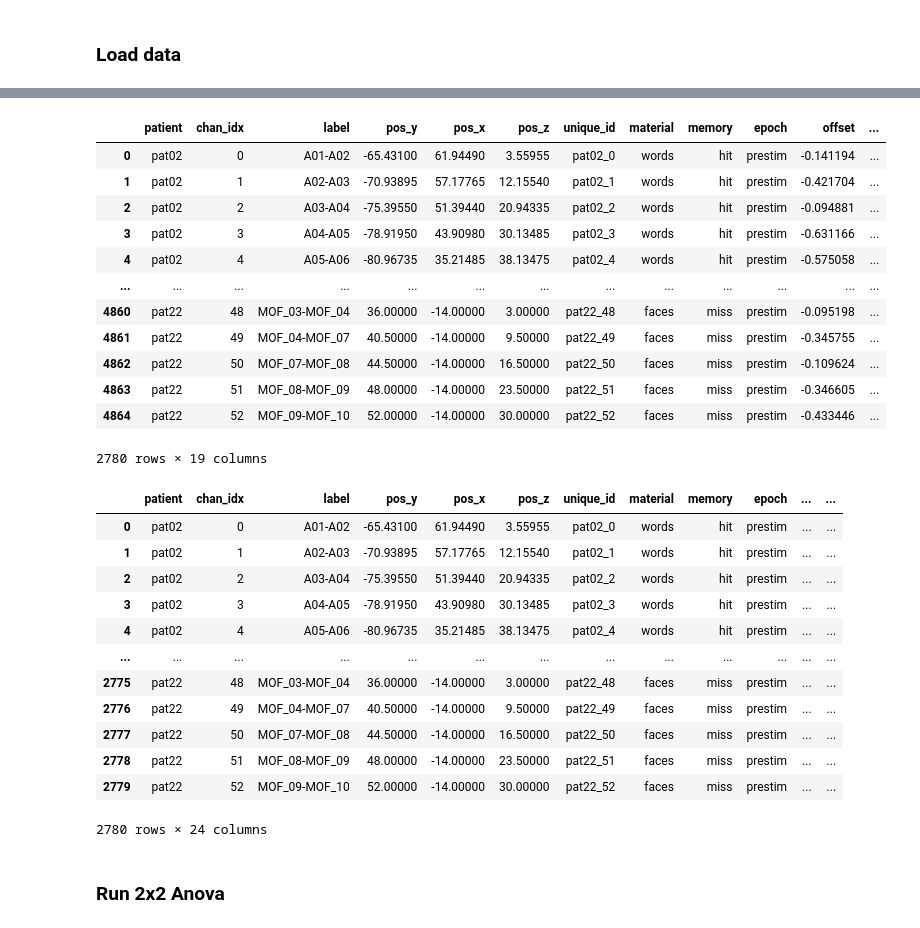
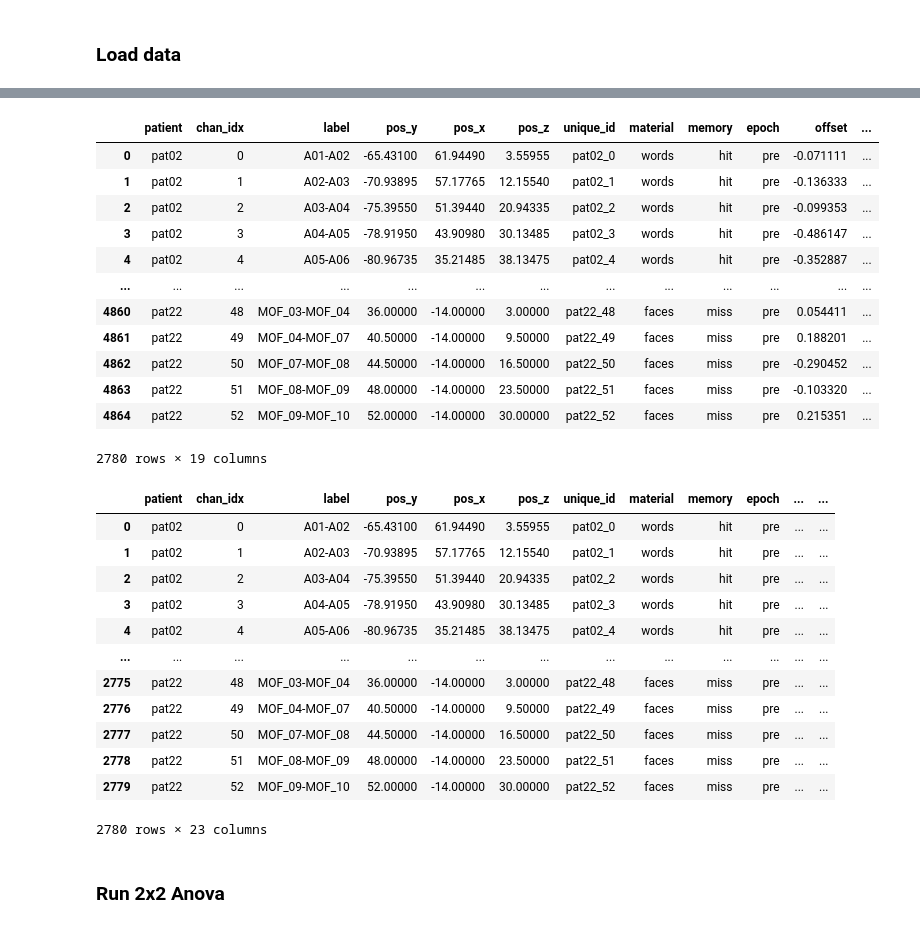
Before and after one commit to voytekresearch/oscillation_vs_exponent, a Jupyter notebook: notebooks/sme.ipynb, the cells around one changed output, grey strips where cells are left out. Saved outputs shown, nothing was run; the diff lists cells and outputs as text; code cells hidden in the pictures.

```diff
--- a/notebooks/sme.ipynb
+++ b/notebooks/sme.ipynb
@@ -49,36 +49,35 @@ See the caveats in the documentation: https://pandas.pydata.org/pandas-docs/stab
 # %%
 # compute stimulus-evoked change in each parameter
-df_pre = df.loc[df['epoch']=='prestim']
-df_post = df.loc[df['epoch']=='poststim']
+df_pre = df.loc[df['epoch']=='pre']
+df_post = df.loc[df['epoch']=='post']
 
 # compute change
 columns = df_pre.columns.tolist()
 df_diff = df_pre.loc[:, columns[:10]]
 df_diff.loc[:, columns[10:]] = df_post.loc[:, columns[10:]].values - df_pre.loc[:, columns[10:]].values
 df_diff.loc[:,'f_rotation'] = df_pre.loc[:,'f_rotation']
 df_diff.loc[:,'alpha_bp'] = df_post.loc[:,'alpha_bp'].values - df_pre.loc[:,'alpha_bp'].values
 df_diff.loc[:,'alpha_adj'] = df_post.loc[:,'alpha_adj'].values - df_pre.loc[:,'alpha_adj'].values
 df_diff
 # %% [output]
 |  | patient | chan_idx | label | pos_y | pos_x | pos_z | unique_id | material | memory | epoch | offset | ... |
-| 0 | pat02 | 0 | A01-A02 | -65.43100 | 61.94490 | 3.55955 | pat02_0 | words | hit | prestim | -0.141194 | ... |
-| 1 | pat02 | 1 | A02-A03 | -70.93895 | 57.17765 | 12.15540 | pat02_1 | words | hit | prestim | -0.421704 | ... |
-| 2 | pat02 | 2 | A03-A04 | -75.39550 | 51.39440 | 20.94335 | pat02_2 | words | hit | prestim | -0.094881 | ... |
-| 3 | pat02 | 3 | A04-A05 | -78.91950 | 43.90980 | 30.13485 | pat02_3 | words | hit | prestim | -0.631166 | ... |
-| 4 | pat02 | 4 | A05-A06 | -80.96735 | 35.21485 | 38.13475 | pat02_4 | words | hit | prestim | -0.575058 | ... |
+| 0 | pat02 | 0 | A01-A02 | -65.43100 | 61.94490 | 3.55955 | pat02_0 | words | hit | pre | -0.071111 | ... |
+| 1 | pat02 | 1 | A02-A03 | -70.93895 | 57.17765 | 12.15540 | pat02_1 | words | hit | pre | -0.136333 | ... |
+| 2 | pat02 | 2 | A03-A04 | -75.39550 | 51.39440 | 20.94335 | pat02_2 | words | hit | pre | -0.099353 | ... |
+| 3 | pat02 | 3 | A04-A05 | -78.91950 | 43.90980 | 30.13485 | pat02_3 | words | hit | pre | -0.486147 | ... |
+| 4 | pat02 | 4 | A05-A06 | -80.96735 | 35.21485 | 38.13475 | pat02_4 | words | hit | pre | -0.352887 | ... |
 | ... | ... | ... | ... | ... | ... | ... | ... | ... | ... | ... | ... | ... |
-| 4860 | pat22 | 48 | MOF_03-MOF_04 | 36.00000 | -14.00000 | 3.00000 | pat22_48 | faces | miss | prestim | -0.095198 | ... |
-| 4861 | pat22 | 49 | MOF_04-MOF_07 | 40.50000 | -14.00000 | 9.50000 | pat22_49 | faces | miss | prestim | -0.345755 | ... |
-| 4862 | pat22 | 50 | MOF_07-MOF_08 | 44.50000 | -14.00000 | 16.50000 | pat22_50 | faces | miss | prestim | -0.109624 | ... |
-| 4863 | pat22 | 51 | MOF_08-MOF_09 | 48.00000 | -14.00000 | 23.50000 | pat22_51 | faces | miss | prestim | -0.346605 | ... |
-| 4864 | pat22 | 52 | MOF_09-MOF_10 | 52.00000 | -14.00000 | 30.00000 | pat22_52 | faces | miss | prestim | -0.433446 | ... |
+| 4860 | pat22 | 48 | MOF_03-MOF_04 | 36.00000 | -14.00000 | 3.00000 | pat22_48 | faces | miss | pre | 0.054411 | ... |
+| 4861 | pat22 | 49 | MOF_04-MOF_07 | 40.50000 | -14.00000 | 9.50000 | pat22_49 | faces | miss | pre | 0.188201 | ... |
+| 4862 | pat22 | 50 | MOF_07-MOF_08 | 44.50000 | -14.00000 | 16.50000 | pat22_50 | faces | miss | pre | -0.290452 | ... |
+| 4863 | pat22 | 51 | MOF_08-MOF_09 | 48.00000 | -14.00000 | 23.50000 | pat22_51 | faces | miss | pre | -0.103320 | ... |
+| 4864 | pat22 | 52 | MOF_09-MOF_10 | 52.00000 | -14.00000 | 30.00000 | pat22_52 | faces | miss | pre | 0.215351 | ... |
 2780 rows × 19 columns
 # %%
 # marge with task-modulation results
 
 # load task-modulation results
 df_tm = pd.read_csv(r"C:\Users\micha\projects\oscillation_vs_exponent\data\results\ieeg_modulated_channels.csv", index_col=0)
-df_tm['sig'] = np.where(df_tm['pval'] < 0.05, 1, 0) # determine significance
 
 # join
 df_merge = pd.merge(df_diff, df_tm, on=['patient','chan_idx','material','memory'])
@@ -87,17 +86,17 @@ df_merge
 df_merge
 # %% [output]
 |  | patient | chan_idx | label | pos_y | pos_x | pos_z | unique_id | material | memory | epoch | ... | ... |
-| 0 | pat02 | 0 | A01-A02 | -65.43100 | 61.94490 | 3.55955 | pat02_0 | words | hit | prestim | ... | ... |
-| 1 | pat02 | 1 | A02-A03 | -70.93895 | 57.17765 | 12.15540 | pat02_1 | words | hit | prestim | ... | ... |
-| 2 | pat02 | 2 | A03-A04 | -75.39550 | 51.39440 | 20.94335 | pat02_2 | words | hit | prestim | ... | ... |
-| 3 | pat02 | 3 | A04-A05 | -78.91950 | 43.90980 | 30.13485 | pat02_3 | words | hit | prestim | ... | ... |
-| 4 | pat02 | 4 | A05-A06 | -80.96735 | 35.21485 | 38.13475 | pat02_4 | words | hit | prestim | ... | ... |
+| 0 | pat02 | 0 | A01-A02 | -65.43100 | 61.94490 | 3.55955 | pat02_0 | words | hit | pre | ... | ... |
+| 1 | pat02 | 1 | A02-A03 | -70.93895 | 57.17765 | 12.15540 | pat02_1 | words | hit | pre | ... | ... |
+| 2 | pat02 | 2 | A03-A04 | -75.39550 | 51.39440 | 20.94335 | pat02_2 | words | hit | pre | ... | ... |
+| 3 | pat02 | 3 | A04-A05 | -78.91950 | 43.90980 | 30.13485 | pat02_3 | words | hit | pre | ... | ... |
+| 4 | pat02 | 4 | A05-A06 | -80.96735 | 35.21485 | 38.13475 | pat02_4 | words | hit | pre | ... | ... |
 | ... | ... | ... | ... | ... | ... | ... | ... | ... | ... | ... | ... | ... |
-| 2775 | pat22 | 48 | MOF_03-MOF_04 | 36.00000 | -14.00000 | 3.00000 | pat22_48 | faces | miss | prestim | ... | ... |
-| 2776 | pat22 | 49 | MOF_04-MOF_07 | 40.50000 | -14.00000 | 9.50000 | pat22_49 | faces | miss | prestim | ... | ... |
-| 2777 | pat22 | 50 | MOF_07-MOF_08 | 44.50000 | -14.00000 | 16.50000 | pat22_50 | faces | miss | prestim | ... | ... |
-| 2778 | pat22 | 51 | MOF_08-MOF_09 | 48.00000 | -14.00000 | 23.50000 | pat22_51 | faces | miss | prestim | ... | ... |
-| 2779 | pat22 | 52 | MOF_09-MOF_10 | 52.00000 | -14.00000 | 30.00000 | pat22_52 | faces | miss | prestim | ... | ... |
+| 2775 | pat22 | 48 | MOF_03-MOF_04 | 36.00000 | -14.00000 | 3.00000 | pat22_48 | faces | miss | pre | ... | ... |
+| 2776 | pat22 | 49 | MOF_04-MOF_07 | 40.50000 | -14.00000 | 9.50000 | pat22_49 | faces | miss | pre | ... | ... |
+| 2777 | pat22 | 50 | MOF_07-MOF_08 | 44.50000 | -14.00000 | 16.50000 | pat22_50 | faces | miss | pre | ... | ... |
+| 2778 | pat22 | 51 | MOF_08-MOF_09 | 48.00000 | -14.00000 | 23.50000 | pat22_51 | faces | miss | pre | ... | ... |
+| 2779 | pat22 | 52 | MOF_09-MOF_10 | 52.00000 | -14.00000 | 30.00000 | pat22_52 | faces | miss | pre | ... | ... |
-2780 rows × 24 columns
+2780 rows × 23 columns
 # %% [markdown]
 ### Run 2x2 Anova
```
Also changed, not shown: parts of 6 cells of this notebook.
